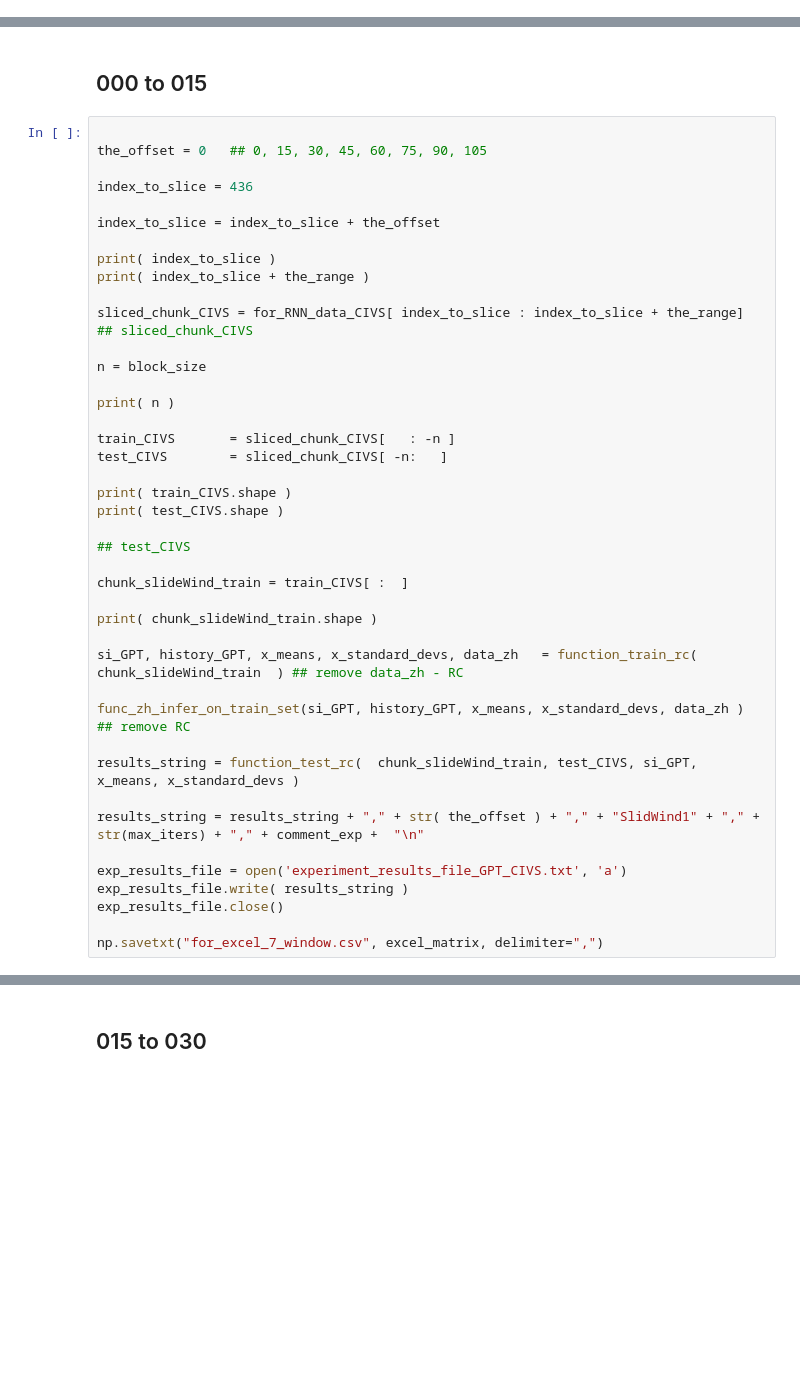
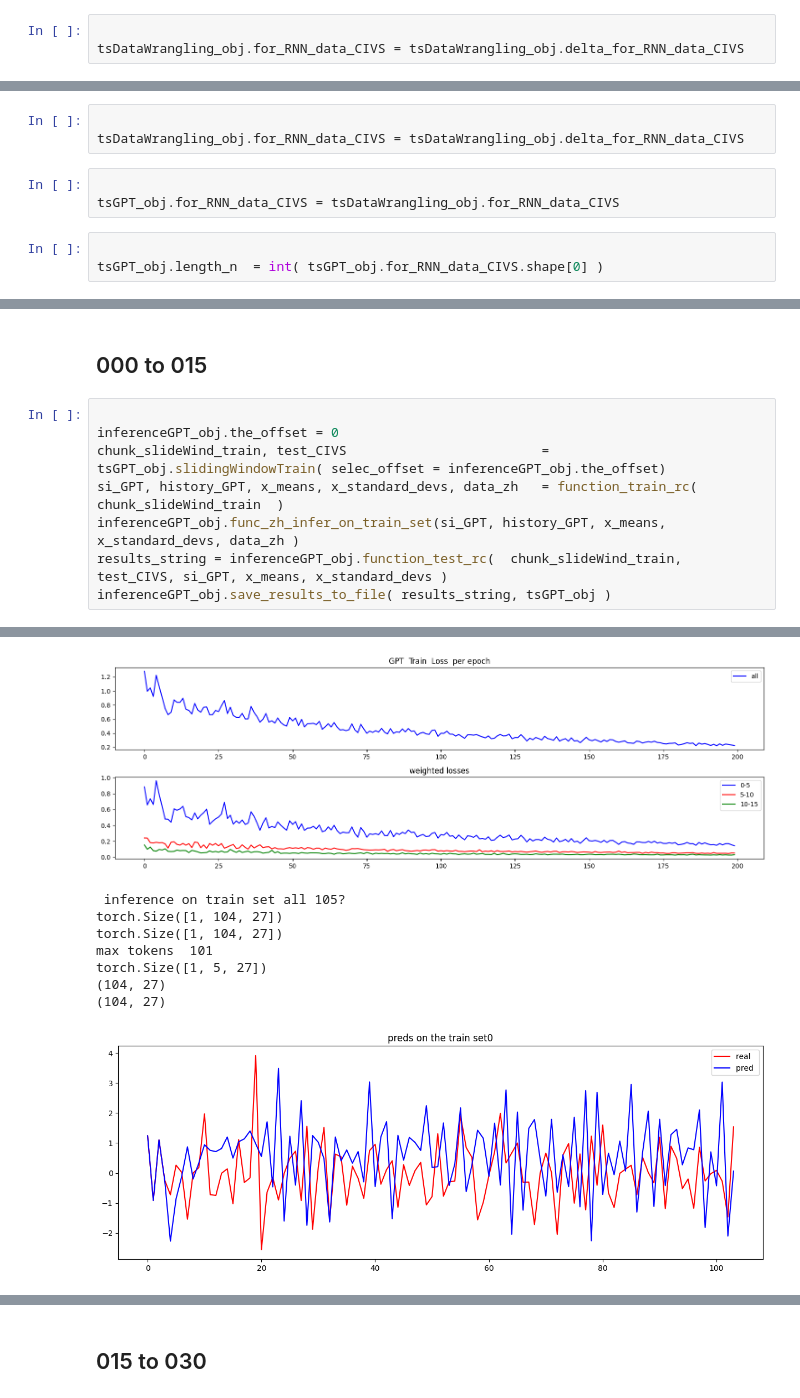
Before and after one commit to rcalix1/TimeSeriesGPT, a Jupyter notebook: REFACTOR_5wind_delta_of_deltas_TimeSeriesGPT_CIVS_ten.ipynb, the cells around one changed output, grey strips where cells are left out. Saved outputs shown, nothing was run; the diff lists cells and outputs as text; blank space fills up the shorter version.

```diff
--- a/REFACTOR_5wind_delta_of_deltas_TimeSeriesGPT_CIVS_ten.ipynb
+++ b/REFACTOR_5wind_delta_of_deltas_TimeSeriesGPT_CIVS_ten.ipynb
@@ -755,0 +213,3 @@ print( excel_matrix.shape   )
+# %%
+
+tsDataWrangling_obj.for_RNN_data_CIVS = tsDataWrangling_obj.delta_for_RNN_data_CIVS
@@ -755,0 +236,9 @@ print( excel_matrix.shape   )
+# %%
+
+tsDataWrangling_obj.for_RNN_data_CIVS = tsDataWrangling_obj.delta_for_RNN_data_CIVS
+# %%
+
+tsGPT_obj.for_RNN_data_CIVS = tsDataWrangling_obj.for_RNN_data_CIVS
+# %%
+
+tsGPT_obj.length_n  = int( tsGPT_obj.for_RNN_data_CIVS.shape[0] )
@@ -756,46 +288,12 @@ print( excel_matrix.shape   )
 # %% [markdown]
 
 ## 000 to 015
-# %%
-
-the_offset = 0   ## 0, 15, 30, 45, 60, 75, 90, 105
-
-index_to_slice = 436
-
-index_to_slice = index_to_slice + the_offset
-
-print( index_to_slice )
-print( index_to_slice + the_range )
-
-sliced_chunk_CIVS = for_RNN_data_CIVS[ index_to_slice : index_to_slice + the_range]
-## sliced_chunk_CIVS
-
-n = block_size
-
-print( n )
-
-train_CIVS       = sliced_chunk_CIVS[   : -n ]
-test_CIVS        = sliced_chunk_CIVS[ -n:   ]
-
-print( train_CIVS.shape )
-print( test_CIVS.shape )
-
-## test_CIVS
-
-chunk_slideWind_train = train_CIVS[ :  ]
-
-print( chunk_slideWind_train.shape )
-
-si_GPT, history_GPT, x_means, x_standard_devs, data_zh   = function_train_rc(  chunk_slideWind_train  ) ## remove data_zh - RC
-
-func_zh_infer_on_train_set(si_GPT, history_GPT, x_means, x_standard_devs, data_zh )    ## remove RC
-
-results_string = function_test_rc(  chunk_slideWind_train, test_CIVS, si_GPT, x_means, x_standard_devs )
-
-results_string = results_string + "," + str( the_offset ) + "," + "SlidWind1" + "," + str(max_iters) + "," + comment_exp +  "\n"
-
-exp_results_file = open('experiment_results_file_GPT_CIVS.txt', 'a')
-exp_results_file.write( results_string )
-exp_results_file.close()
-
-np.savetxt("for_excel_7_window.csv", excel_matrix, delimiter=",")
+# %%
+
+inferenceGPT_obj.the_offset = 0
+chunk_slideWind_train, test_CIVS                         = tsGPT_obj.slidingWindowTrain( selec_offset = inferenceGPT_obj.the_offset)
+si_GPT, history_GPT, x_means, x_standard_devs, data_zh   = function_train_rc(  chunk_slideWind_train  )
+inferenceGPT_obj.func_zh_infer_on_train_set(si_GPT, history_GPT, x_means, x_standard_devs, data_zh )
+results_string = inferenceGPT_obj.function_test_rc(  chunk_slideWind_train, test_CIVS, si_GPT, x_means, x_standard_devs )
+inferenceGPT_obj.save_results_to_file( results_string, tsGPT_obj )
+# %% [output]
@@ -801,0 +302,9 @@ np.savetxt("for_excel_7_window.csv", excel_matrix, delimiter=",")
+[figure, added]
+ inference on train set all 105?
+torch.Size([1, 104, 27])
+torch.Size([1, 104, 27])
+max tokens  101
+torch.Size([1, 5, 27])
+(104, 27)
+(104, 27)
+[figure, added]
```
Also changed, not shown: parts of 128 cells of this notebook, 4 other files.
